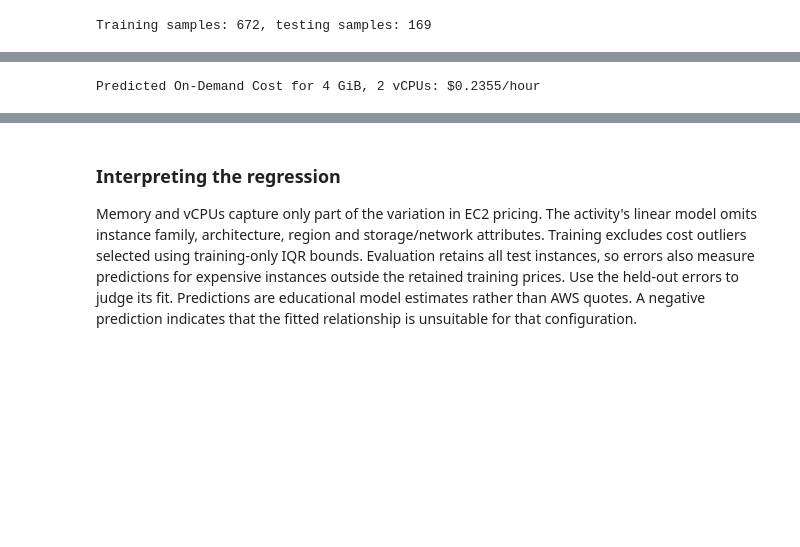
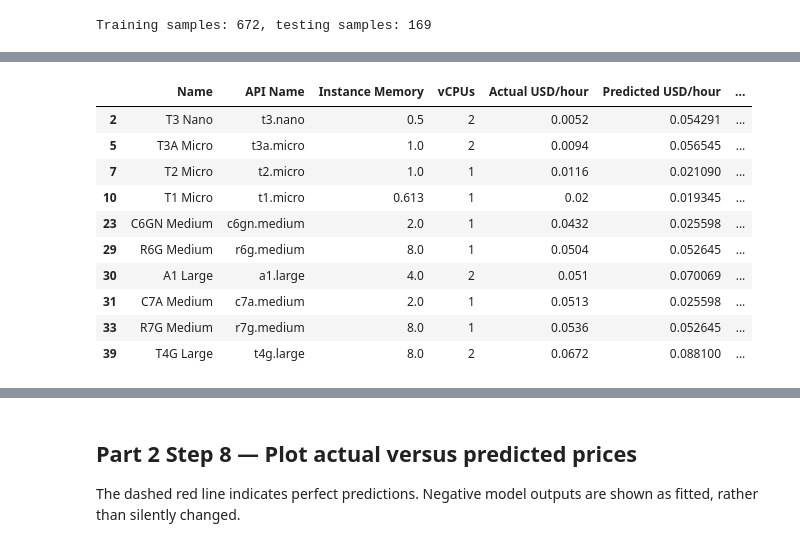
Before and after one commit to MadushanR/cloud-economics-ml, a Jupyter notebook: EC2_Analysis.ipynb, the cells around one changed output, grey strips where cells are left out. Saved outputs shown, nothing was run; the diff lists cells and outputs as text; code cells hidden in the pictures; blank space fills up the shorter version.

```diff
--- a/EC2_Analysis.ipynb
+++ b/EC2_Analysis.ipynb
@@ -516,14 +548,17 @@ The default is the activity's 4 GiB, 2 vCPU example. Edit these two values and r
 # %%
-new_memory_gib = 4.0
-new_vcpus = 2
-if new_memory_gib <= 0 or new_vcpus < 1 or int(new_vcpus) != new_vcpus:
-    raise ValueError("Memory must be positive and vCPUs must be a positive integer.")
-new_instance = pd.DataFrame([[new_memory_gib, new_vcpus]], columns=features)
-predicted_cost = float(model.predict(new_instance)[0])
-print(f"Predicted On-Demand Cost for {new_memory_gib:g} GiB, {new_vcpus} vCPUs: ${predicted_cost:.4f}/hour")
-if predicted_cost < 0:
-    print("This negative output is not a valid price. The unconstrained model fits poorly for this configuration.")
-if any(new_instance[col].iloc[0] < X_train[col].min() or new_instance[col].iloc[0] > X_train[col].max() for col in features):
-    print("This configuration is outside the training range; the prediction is an extrapolation.")
+def regression_metrics(actual, predicted):
+    mse = mean_squared_error(actual, predicted)
+    percent_error = 100 * np.abs(np.asarray(predicted) - np.asarray(actual)) / np.asarray(actual)
+    return {"MAE": mean_absolute_error(actual, predicted), "MSE": mse,
+            "RMSE": float(np.sqrt(mse)), "R²": r2_score(actual, predicted),
+            "Median absolute percentage error": float(np.median(percent_error)),
+            "Mean absolute percentage error": float(np.mean(percent_error)),
+            "Within 20 percent": int(np.count_nonzero(percent_error <= 20))}
+
+
+
+comparison_metrics = pd.DataFrame([regression_metrics(y_test, original_model.predict(X_test)), regression_metrics(y_test, y_pred)], index=['Original unweighted fit', 'Selected weighted fit'])
+display(comparison_metrics)
+display(predictions.sort_values('Actual USD/hour').head(10))
+display(predictions.nlargest(10, 'Absolute error percent'))
 # %% [output]
-Predicted On-Demand Cost for 4 GiB, 2 vCPUs: $0.2355/hour
@@ -529,0 +568,11 @@ Predicted On-Demand Cost for 4 GiB, 2 vCPUs: $0.2355/hour
+|  | Name | API Name | Instance Memory | vCPUs | Actual USD/hour | Predicted USD/hour | ... |
+| 2 | T3 Nano | t3.nano | 0.5 | 2 | 0.0052 | 0.054291 | ... |
+| 5 | T3A Micro | t3a.micro | 1.0 | 2 | 0.0094 | 0.056545 | ... |
+| 7 | T2 Micro | t2.micro | 1.0 | 1 | 0.0116 | 0.021090 | ... |
+| 10 | T1 Micro | t1.micro | 0.613 | 1 | 0.02 | 0.019345 | ... |
+| 23 | C6GN Medium | c6gn.medium | 2.0 | 1 | 0.0432 | 0.025598 | ... |
+| 29 | R6G Medium | r6g.medium | 8.0 | 1 | 0.0504 | 0.052645 | ... |
+| 30 | A1 Large | a1.large | 4.0 | 2 | 0.051 | 0.070069 | ... |
+| 31 | C7A Medium | c7a.medium | 2.0 | 1 | 0.0513 | 0.025598 | ... |
+| 33 | R7G Medium | r7g.medium | 8.0 | 1 | 0.0536 | 0.052645 | ... |
+| 39 | T4G Large | t4g.large | 8.0 | 2 | 0.0672 | 0.088100 | ... |
@@ -530,9 +590,3 @@ Predicted On-Demand Cost for 4 GiB, 2 vCPUs: $0.2355/hour
 # %% [markdown]
-### Interpreting the regression
-Memory and vCPUs capture only part of the variation in EC2 pricing. The activity's
-linear model omits instance family, architecture, region and storage/network attributes.
-Training excludes cost outliers selected using training-only IQR bounds. Evaluation
-retains all test instances, so errors also measure predictions for expensive instances
-outside the retained training prices. Use the held-out errors to judge its fit. Predictions are
-educational model estimates rather than AWS quotes. A negative prediction indicates
-that the fitted relationship is unsuitable for that configuration.
+## Part 2 Step 8 — Plot actual versus predicted prices
+The dashed red line indicates perfect predictions. Negative model outputs are shown as fitted, rather than silently changed.
```
Also changed, not shown: parts of 17 cells of this notebook, 5 other files.
